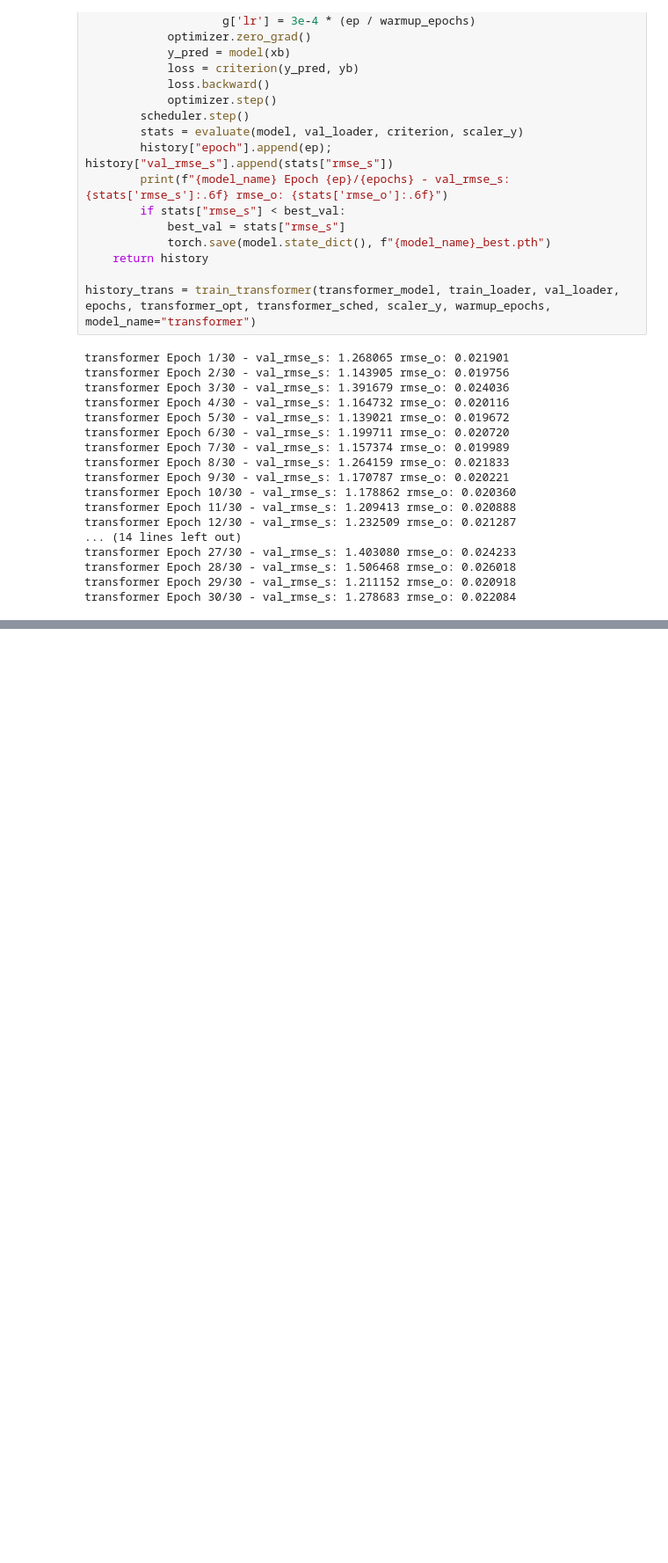
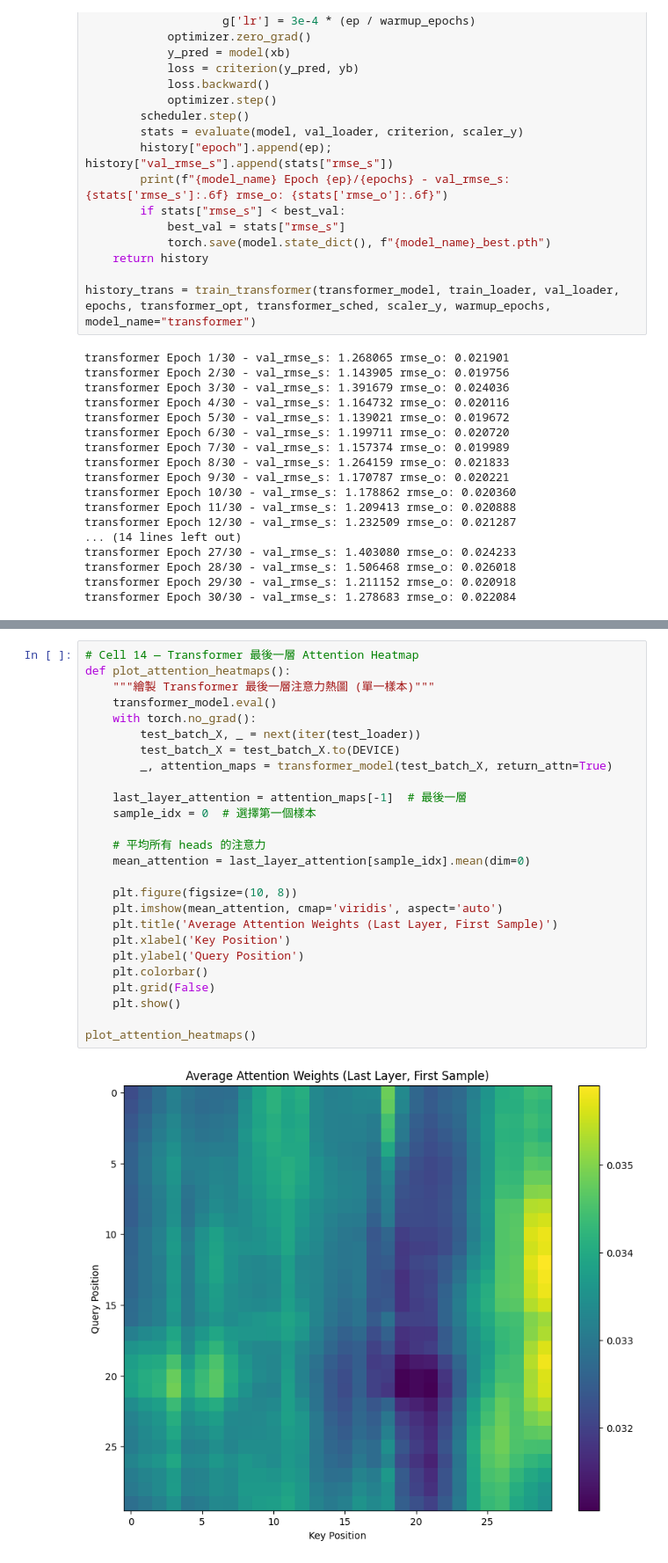
Before and after one commit to eevvvaa/Deep_Generative_Model-HW, a Jupyter notebook: 時間序列.ipynb, the cells around one changed output, grey strips where cells are left out. Shown: that part at 88% size. Saved outputs shown, nothing was run; the diff lists cells and outputs as text; blank space fills up the shorter version.

```diff
--- a/時間序列.ipynb
+++ b/時間序列.ipynb
@@ -550,0 +520,28 @@ print("請用此模板對四類指標分別做實驗 (A: trend, B: oscillator, C
+# %%
+# Cell 14 — Transformer 最後一層 Attention Heatmap
+def plot_attention_heatmaps():
+    """繪製 Transformer 最後一層注意力熱圖 (單一樣本)"""
+    transformer_model.eval()
+    with torch.no_grad():
+        test_batch_X, _ = next(iter(test_loader))
+        test_batch_X = test_batch_X.to(DEVICE)
+        _, attention_maps = transformer_model(test_batch_X, return_attn=True)
+
+    last_layer_attention = attention_maps[-1]  # 最後一層
+    sample_idx = 0  # 選擇第一個樣本
+
+    # 平均所有 heads 的注意力
+    mean_attention = last_layer_attention[sample_idx].mean(dim=0)
+
+    plt.figure(figsize=(10, 8))
+    plt.imshow(mean_attention, cmap='viridis', aspect='auto')
+    plt.title('Average Attention Weights (Last Layer, First Sample)')
+    plt.xlabel('Key Position')
+    plt.ylabel('Query Position')
+    plt.colorbar()
+    plt.grid(False)
+    plt.show()
+
+plot_attention_heatmaps()
+# %% [output]
+[figure, added]
```
Also changed, not shown: parts of 10 cells of this notebook.
